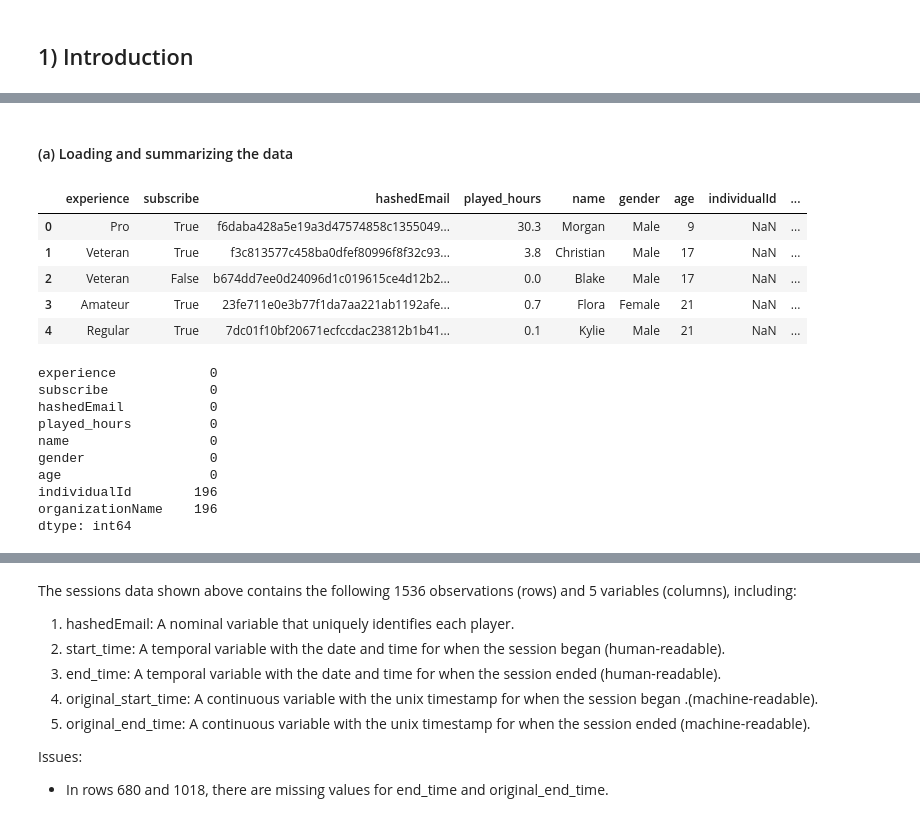
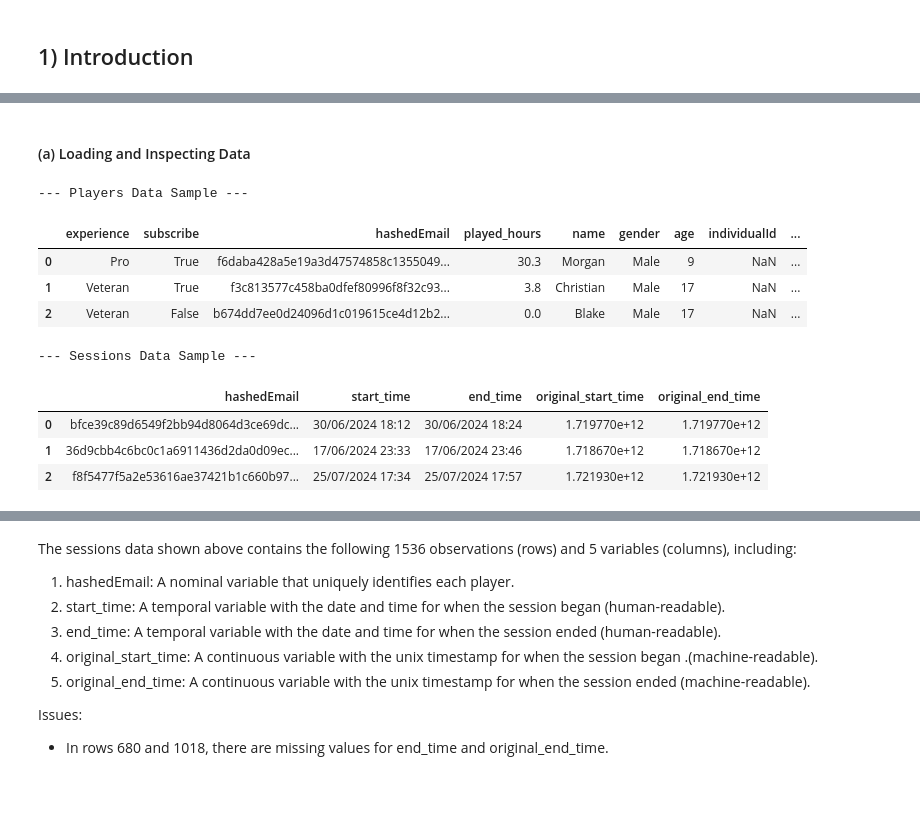
Before and after one commit to DanielSuarezGitHub/DSCI-G34, a Jupyter notebook: Project_final_report.ipynb, the cells around one changed output, grey strips where cells are left out. Saved outputs shown, nothing was run; the diff lists cells and outputs as text; code cells hidden in the pictures; blank space fills up the shorter version.

Commit message:
format intro nicely and cleanup data presentation

```diff
--- a/Project_final_report.ipynb
+++ b/Project_final_report.ipynb
@@ -36,29 +45,26 @@ The players dataset below includes all variables required for this analysis. The
 # %% [markdown]
-#### (a) Loading and summarizing the data
+#### (a) Loading and Inspecting Data
 # %%
+# Load the datasets from the provided URLs
 players_url = "https://drive.google.com/uc?export=download&id=1Mw9vW0hjTJwRWx0bDXiSpYsO3gKogaPz"
 session_url = "https://drive.google.com/uc?export=download&id=14O91N5OlVkvdGxXNJUj5jIsV5RexhzbB"
+
 players_data = pd.read_csv(players_url)
 sessions_data = pd.read_csv(session_url)
-players_data.head()
+
+print("--- Players Data Sample ---")
+display(players_data.head(3))
+
+print("\n--- Sessions Data Sample ---")
+display(sessions_data.head(3))
 # %% [output]
+--- Players Data Sample ---
 |  | experience | subscribe | hashedEmail | played_hours | name | gender | age | individualId | ... |
 | 0 | Pro | True | f6daba428a5e19a3d47574858c1355049... | 30.3 | Morgan | Male | 9 | NaN | ... |
 | 1 | Veteran | True | f3c813577c458ba0dfef80996f8f32c93... | 3.8 | Christian | Male | 17 | NaN | ... |
 | 2 | Veteran | False | b674dd7ee0d24096d1c019615ce4d12b2... | 0.0 | Blake | Male | 17 | NaN | ... |
-| 3 | Amateur | True | 23fe711e0e3b77f1da7aa221ab1192afe... | 0.7 | Flora | Female | 21 | NaN | ... |
-| 4 | Regular | True | 7dc01f10bf20671ecfccdac23812b1b41... | 0.1 | Kylie | Male | 21 | NaN | ... |
+--- Sessions Data Sample ---
+|  | hashedEmail | start_time | end_time | original_start_time | original_end_time |
+| 0 | bfce39c89d6549f2bb94d8064d3ce69dc... | 30/06/2024 18:12 | 30/06/2024 18:24 | 1.719770e+12 | 1.719770e+12 |
+| 1 | 36d9cbb4c6bc0c1a6911436d2da0d09ec... | 17/06/2024 23:33 | 17/06/2024 23:46 | 1.718670e+12 | 1.718670e+12 |
+| 2 | f8f5477f5a2e53616ae37421b1c660b97... | 25/07/2024 17:34 | 25/07/2024 17:57 | 1.721930e+12 | 1.721930e+12 |
-# %%
-players_data_missing = players_data.isna().sum()
-players_data_missing # shows that all rows of "individualId" and "organizationName" columns are missing
-# %% [output]
-experience            0
-subscribe             0
-hashedEmail           0
-played_hours          0
-name                  0
-gender                0
-age                   0
-individualId        196
-organizationName    196
-dtype: int64
```
Also changed, not shown: parts of 19 cells of this notebook.
